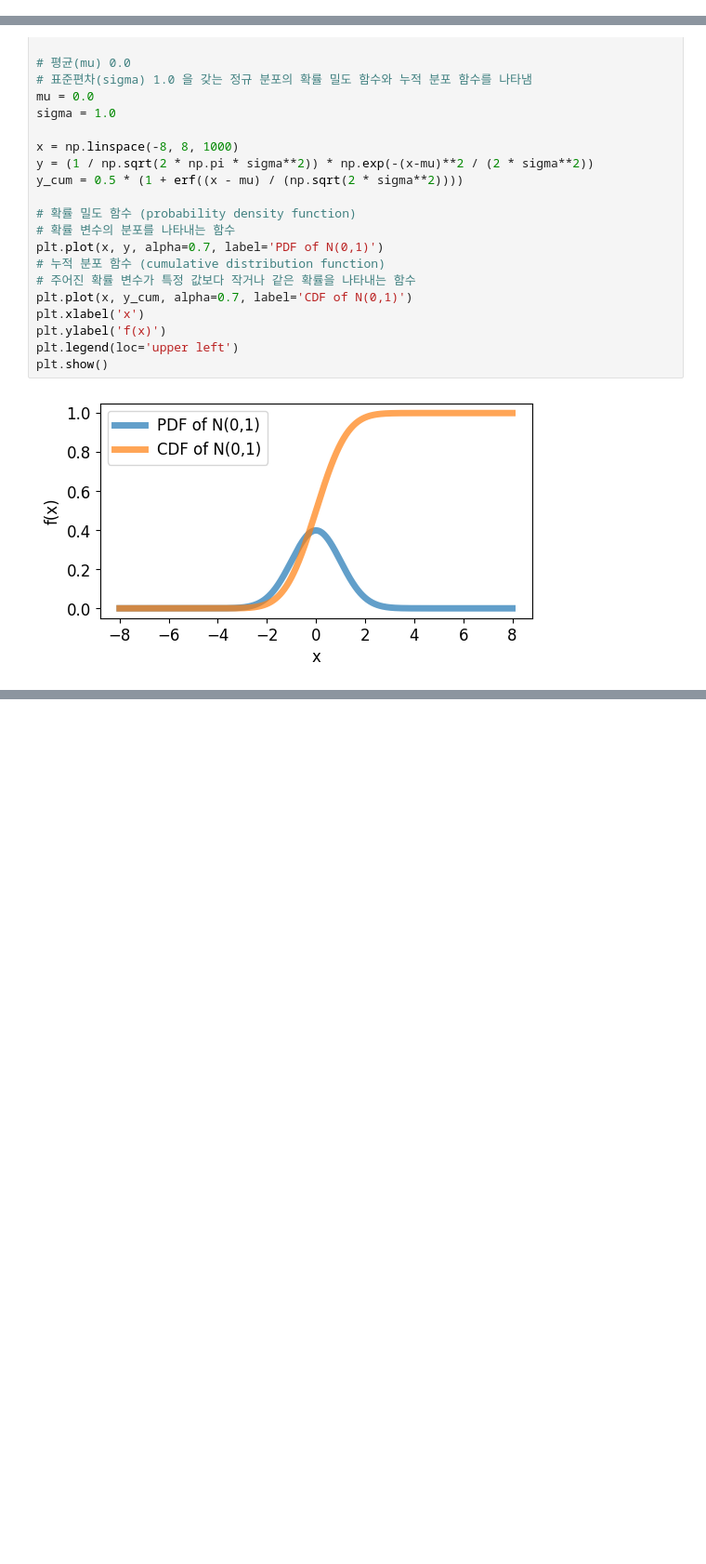
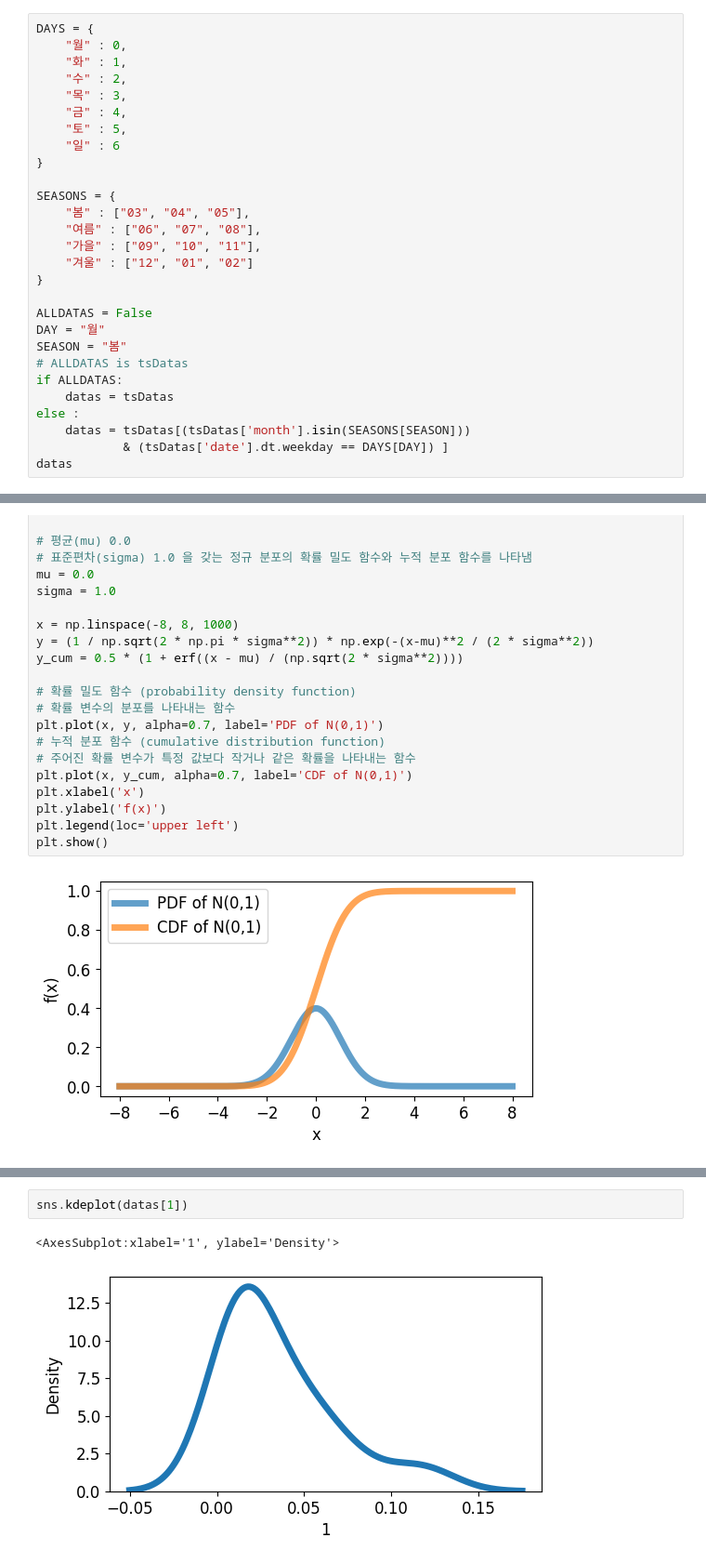
Before and after one commit to formegusto/pattern-recognition, a Jupyter notebook: 07.Distribution.ipynb, the cells around one changed output, grey strips where cells are left out. Shown at 93% size. Drawn from its saved outputs; the diff is of its cells as text; blank space fills up the shorter version.

```diff
--- a/07.Distribution.ipynb
+++ b/07.Distribution.ipynb
@@ -41,0 +86,28 @@ ogDatas
+# %%
+DAYS = {
+    "월" : 0,
+    "화" : 1,
+    "수" : 2,
+    "목" : 3,
+    "금" : 4,
+    "토" : 5,
+    "일" : 6
+}
+
+SEASONS = {
+    "봄" : ["03", "04", "05"],
+    "여름" : ["06", "07", "08"],
+    "가을" : ["09", "10", "11"],
+    "겨울" : ["12", "01", "02"]
+}
+
+ALLDATAS = False
+DAY = "월"
+SEASON = "봄"
+# ALLDATAS is tsDatas
+if ALLDATAS:
+    datas = tsDatas
+else :
+    datas = tsDatas[(tsDatas['month'].isin(SEASONS[SEASON]))
+            & (tsDatas['date'].dt.weekday == DAYS[DAY]) ]
+datas
@@ -74,0 +187,5 @@ plt.show()
+# %%
+sns.kdeplot(datas[1])
+# %% [output]
+<AxesSubplot:xlabel='1', ylabel='Density'>
+[figure, added]
```
Also changed, not shown: parts of 20 cells of this notebook, 1 other file.
